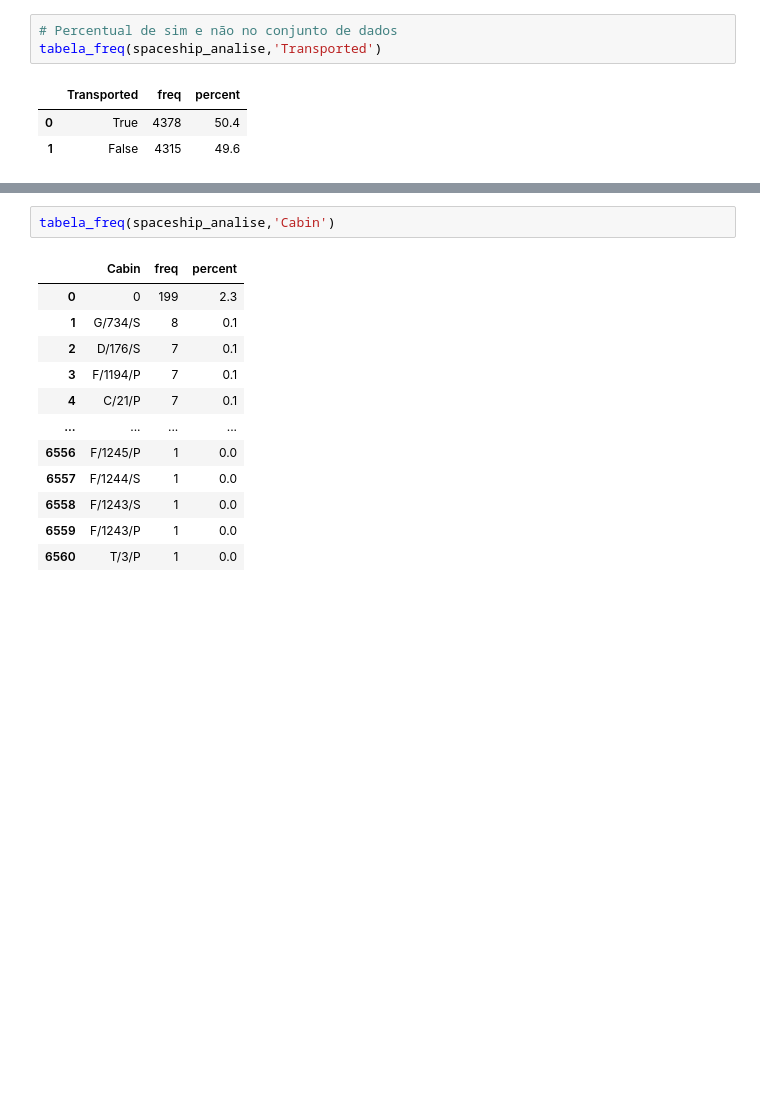
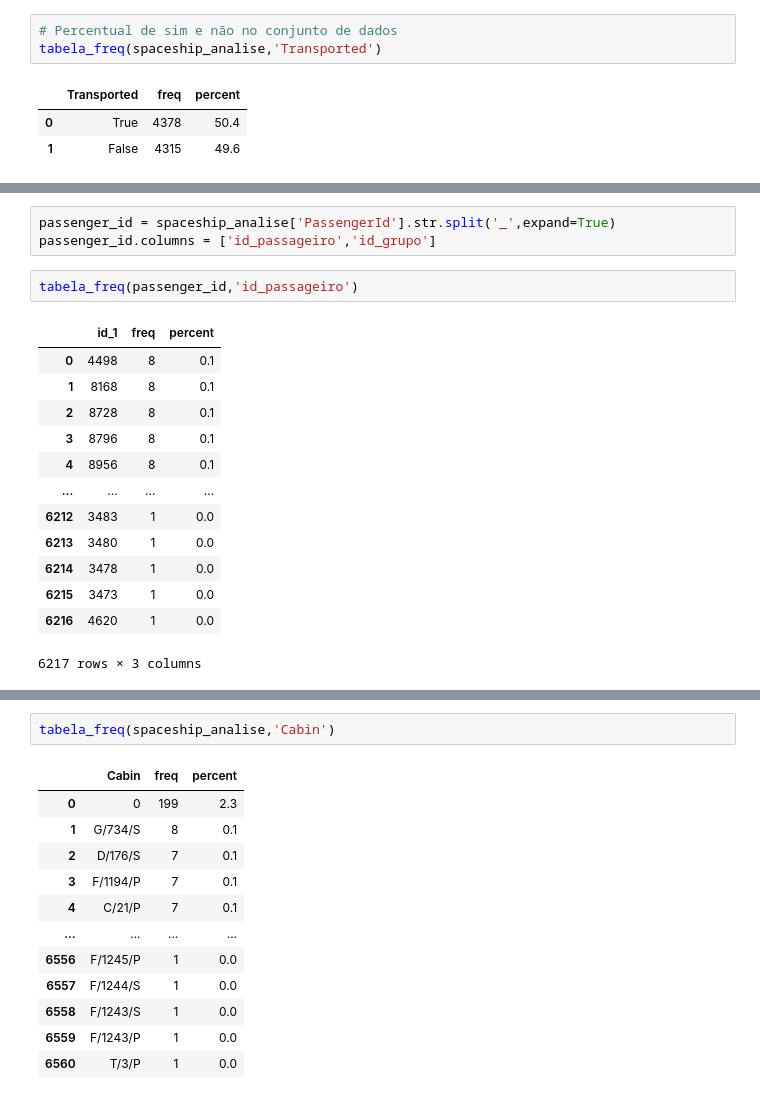
Before and after one commit to FranciscoFoz/machine-learning-training, a Jupyter notebook: spaceship-titanic.ipynb, the cells around one changed output, grey strips where cells are left out. Drawn from its saved outputs; the diff is of its cells as text; blank space fills up the shorter version.

```diff
--- a/spaceship-titanic.ipynb
+++ b/spaceship-titanic.ipynb
@@ -115,0 +167,19 @@ tabela_freq(spaceship_analise,'Transported')
+# %%
+passenger_id = spaceship_analise['PassengerId'].str.split('_',expand=True)
+passenger_id.columns = ['id_passageiro','id_grupo']
+# %%
+tabela_freq(passenger_id,'id_passageiro')
+# %% [output]
+|  | id_1 | freq | percent |
+| 0 | 4498 | 8 | 0.1 |
+| 1 | 8168 | 8 | 0.1 |
+| 2 | 8728 | 8 | 0.1 |
+| 3 | 8796 | 8 | 0.1 |
+| 4 | 8956 | 8 | 0.1 |
+| ... | ... | ... | ... |
+| 6212 | 3483 | 1 | 0.0 |
+| 6213 | 3480 | 1 | 0.0 |
+| 6214 | 3478 | 1 | 0.0 |
+| 6215 | 3473 | 1 | 0.0 |
+| 6216 | 4620 | 1 | 0.0 |
+6217 rows × 3 columns
```
Also changed, not shown: parts of 26 cells of this notebook.
